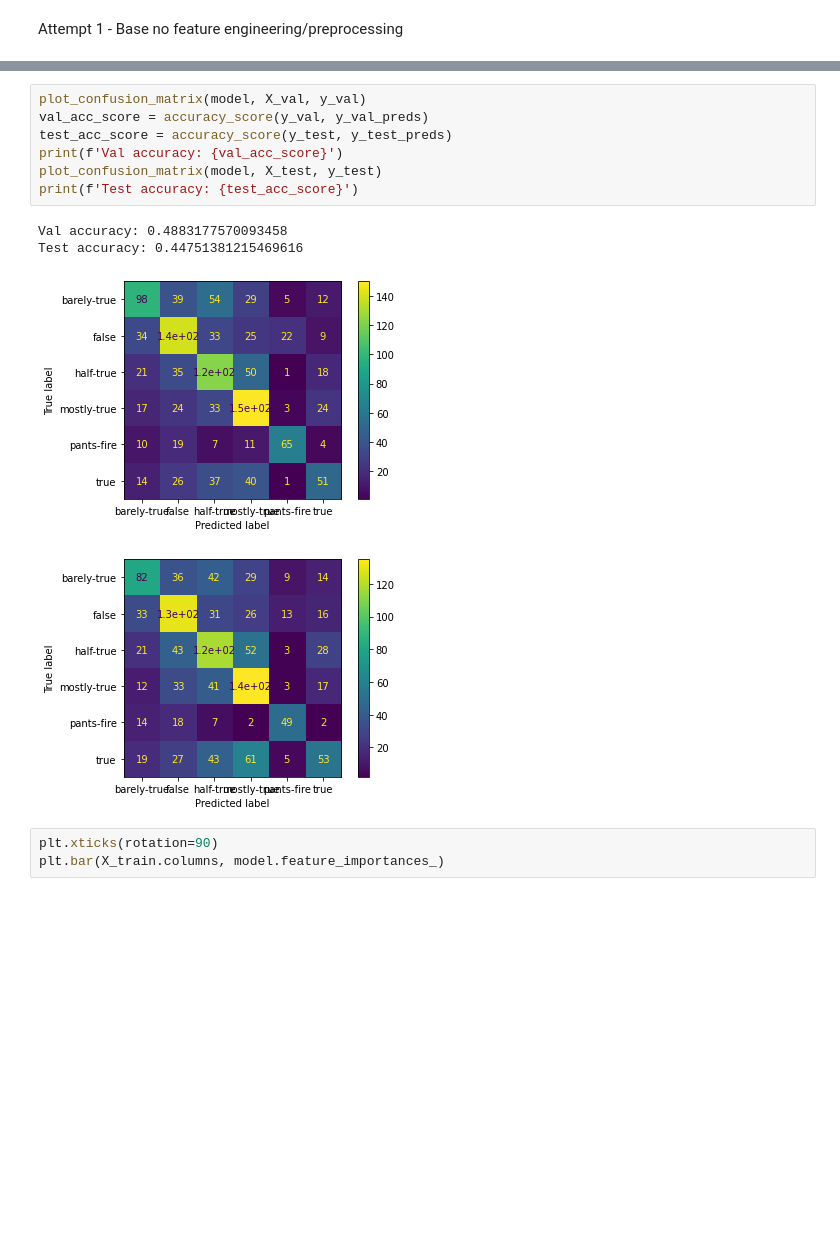
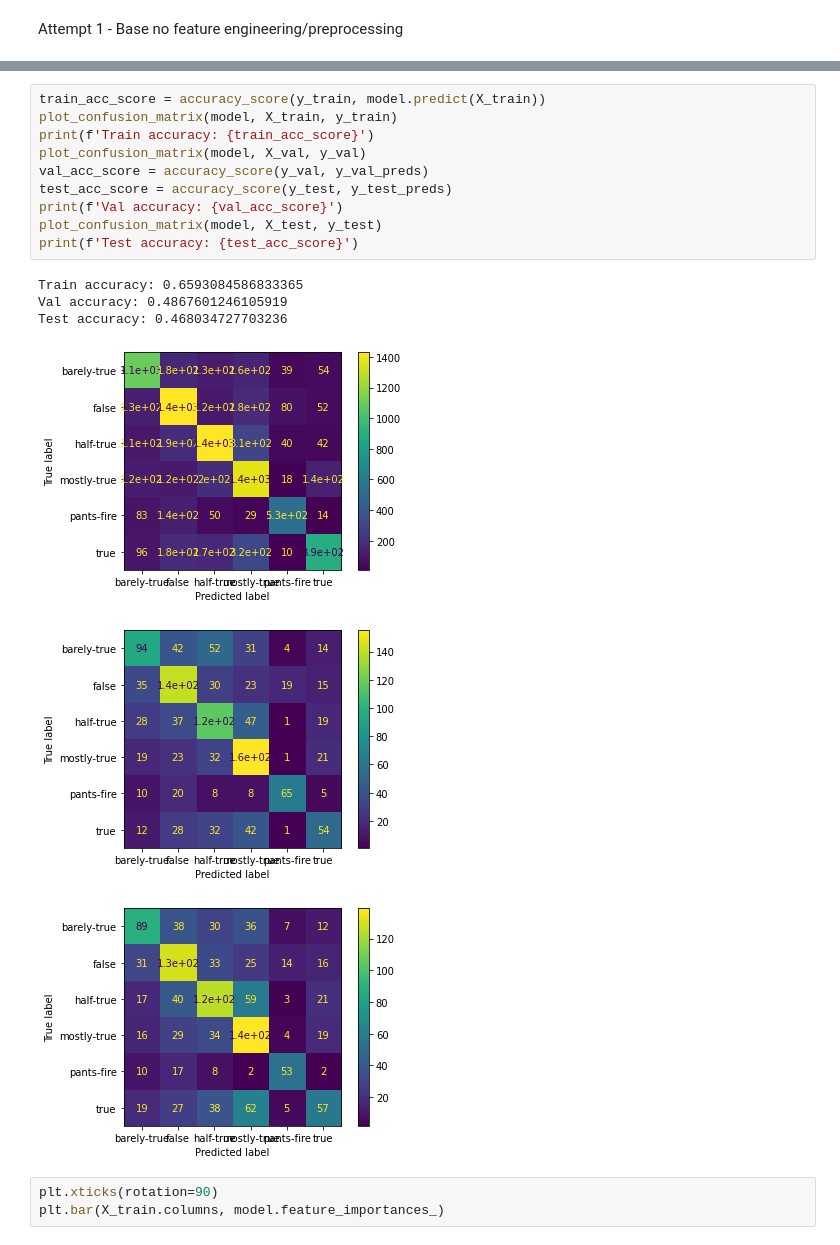
Before and after one commit to sshetkar3858/EE461P_Final_Project_Fake_News_Classifier, a Jupyter notebook: liar/catboost_exploration.ipynb, the cells around one changed output, grey strips where cells are left out. Drawn from its saved outputs; the diff is of its cells as text; blank space fills up the shorter version.

Commit message:
updates to model, data exploration and README to explain how to use repo

```diff
--- a/liar/catboost_exploration.ipynb
+++ b/liar/catboost_exploration.ipynb
@@ -198,15 +215,20 @@ model, y_val_preds, y_test_preds = out1
 # %%
+train_acc_score = accuracy_score(y_train, model.predict(X_train))
+plot_confusion_matrix(model, X_train, y_train)
+print(f'Train accuracy: {train_acc_score}')
 plot_confusion_matrix(model, X_val, y_val)
 val_acc_score = accuracy_score(y_val, y_val_preds)
 test_acc_score = accuracy_score(y_test, y_test_preds)
 print(f'Val accuracy: {val_acc_score}')
 plot_confusion_matrix(model, X_test, y_test)
 print(f'Test accuracy: {test_acc_score}')
 # %% [output]
-Val accuracy: 0.4883177570093458
-Test accuracy: 0.44751381215469616
+Train accuracy: 0.6593084586833365
+Val accuracy: 0.4867601246105919
+Test accuracy: 0.468034727703236
-[figure, old version]
+[figure, new version]
-[figure, old version]
+[figure, new version]
+[figure, added]
 # %%
 plt.xticks(rotation=90)
 plt.bar(X_train.columns, model.feature_importances_)
```
Also changed, not shown: parts of 18 cells of this notebook, 3 other files.
